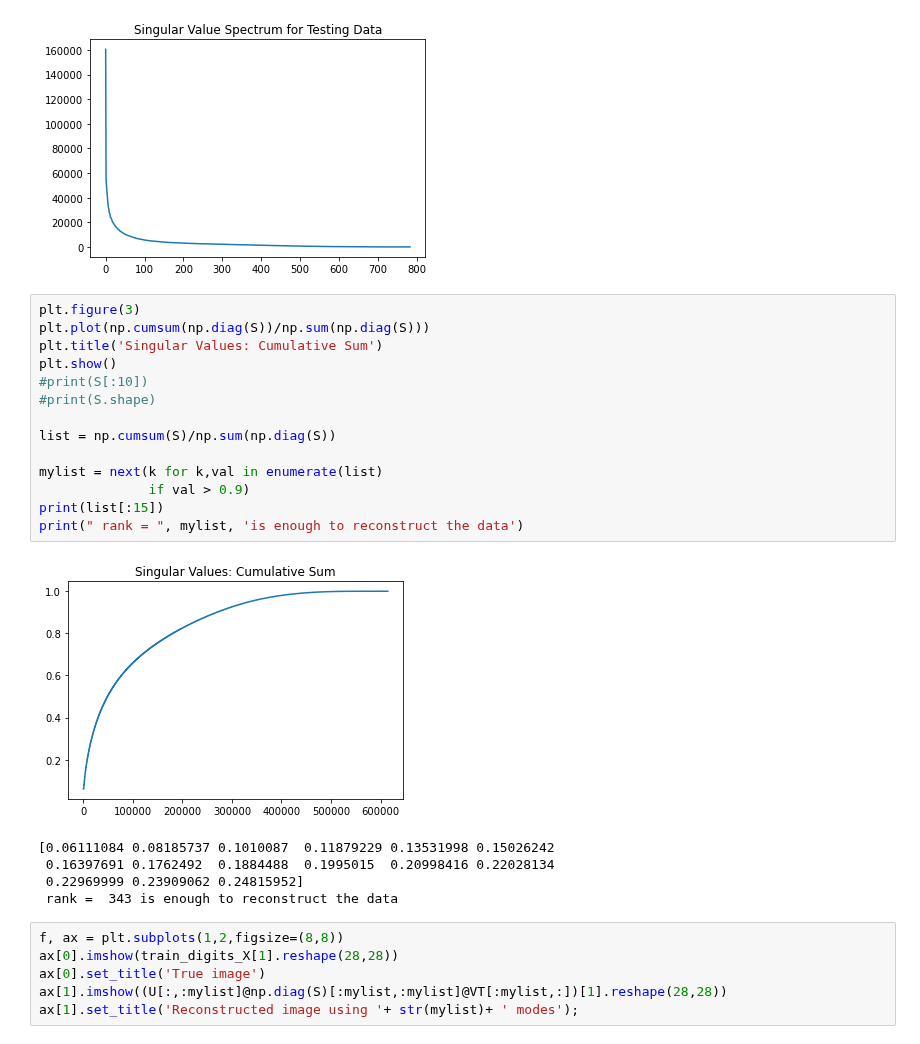
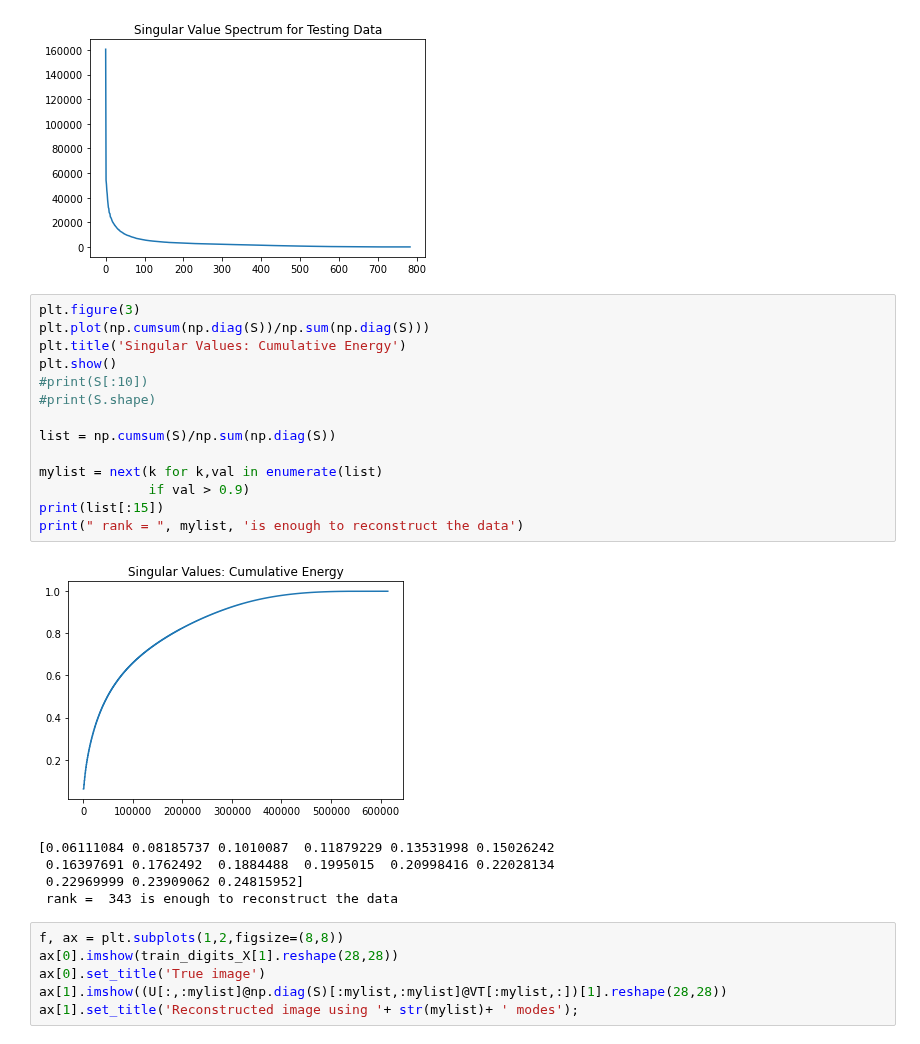
Before and after one commit to jaekimuh/PatternRec_Kim, a Jupyter notebook: HW_5.1.ipynb, the cells around one changed output. Saved outputs shown, nothing was run; the diff lists cells and outputs as text.

```diff
--- a/HW_5.1.ipynb
+++ b/HW_5.1.ipynb
@@ -41,19 +41,19 @@ Text(0.5, 1.0, 'Singular Value Spectrum for Testing Data')
 # %%
 plt.figure(3)
 plt.plot(np.cumsum(np.diag(S))/np.sum(np.diag(S)))
-plt.title('Singular Values: Cumulative Sum')
+plt.title('Singular Values: Cumulative Energy')
 plt.show()
 #print(S[:10])
 #print(S.shape)
 
 list = np.cumsum(S)/np.sum(np.diag(S))
 
 mylist = next(k for k,val in enumerate(list)
               if val > 0.9)
 print(list[:15])
 print(" rank = ", mylist, 'is enough to reconstruct the data')
 # %% [output]
-[figure, old version]
+[figure, new version]
 [0.06111084 0.08185737 0.1010087  0.11879229 0.13531998 0.15026242
  0.16397691 0.1762492  0.1884488  0.1995015  0.20998416 0.22028134
  0.22969999 0.23909062 0.24815952]
```
